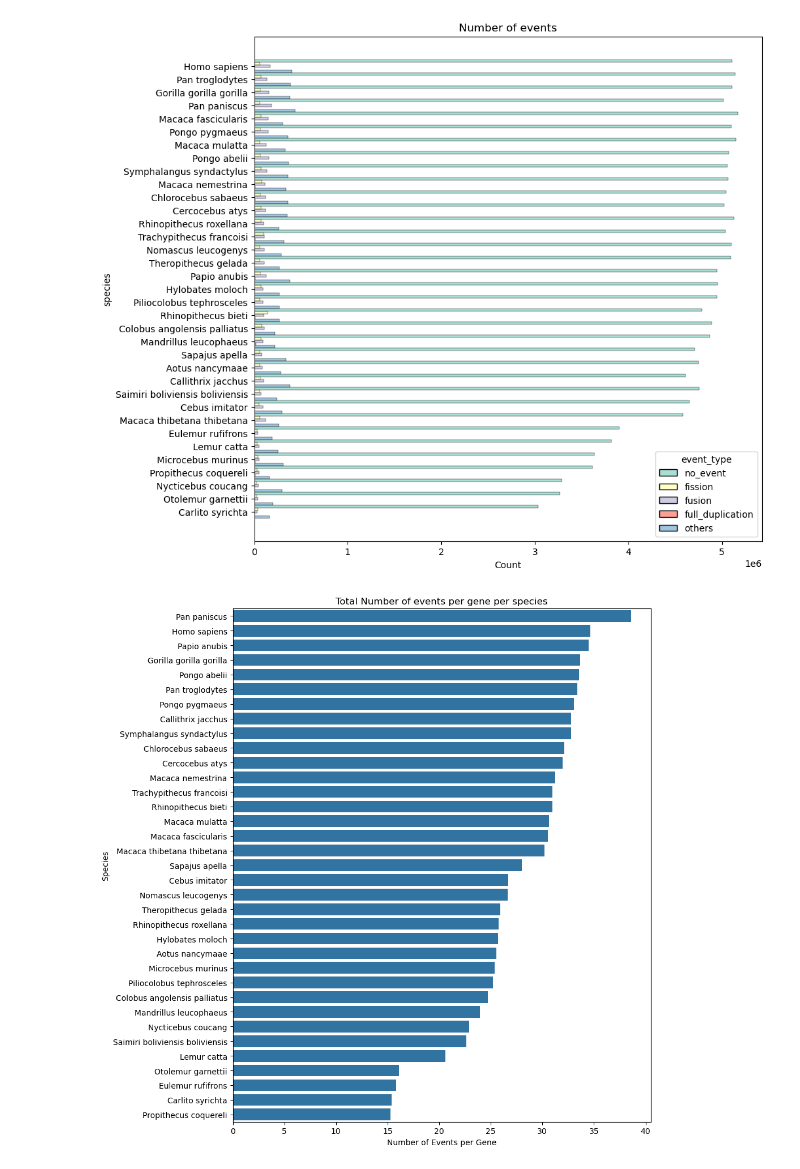
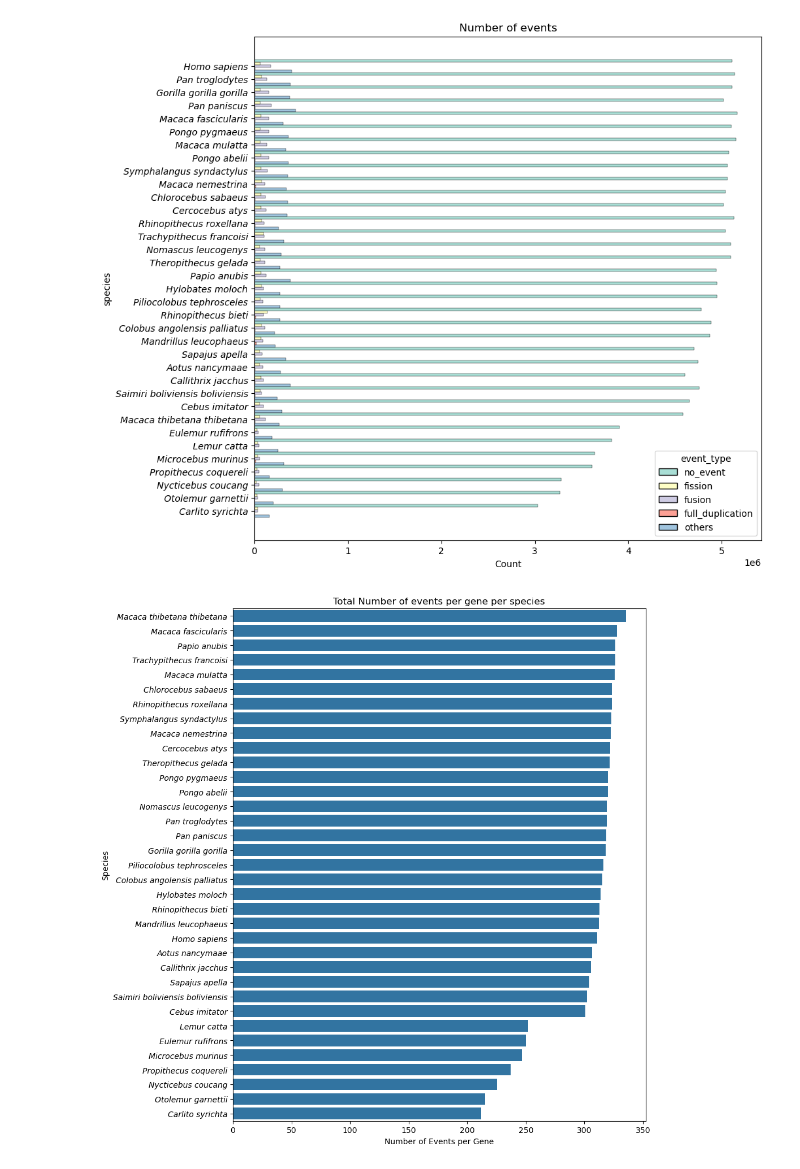
Before and after one commit to RoseCollot/Stage_CSTB_2025, a Jupyter notebook: code/orthologs/events_graphs.ipynb, the cells around one changed output. Saved outputs shown, nothing was run; the diff lists cells and outputs as text; code cells hidden in the pictures.

```diff
--- a/code/orthologs/events_graphs.ipynb
+++ b/code/orthologs/events_graphs.ipynb
@@ -29,6 +29,8 @@ df_long['species'] = pd.Categorical(df_long['species'], categories=species_order
 fig, ax = plt.subplots(figsize=(10, 10))
 sns.histplot(data=df_long, y="species", hue="event_type", weights="event_count", bins=35, multiple="stack", palette="Set3")
 plt.title('Number of events')
+for label in ax.get_yticklabels():
+    label.set_fontstyle('italic')
 plt.tight_layout
 plt.savefig('/home/collot/stage_git/figures/all_events.png', bbox_inches='tight')
 # %% [output]
@@ -81,36 +66,39 @@ df_long['species'] = pd.Categorical(df_long['species'], categories=species_order
 fig, ax = plt.subplots(figsize=(10, 10))
 sns.histplot(data=df_long, y="species", hue="event_type", weights="event_count", bins=35, multiple="dodge", palette="Set3")
 plt.title('Number of events')
+for label in ax.get_yticklabels():
+    label.set_fontstyle('italic')
 plt.tight_layout
 plt.savefig('/home/collot/stage_git/figures/all_events_no_event.png', bbox_inches='tight')
 # %% [output]
-[figure, old version]
+[figure, new version]
 # %%
 df_all = pd.read_csv('/home/collot/stage/collot/collot/out_ortho/all_species_df.tsv', sep='\t')
-
 #create a gene column
 df_all['gene']=df_all['gene'].apply(lambda x: x.split('_')[-2])
 total_genes_per_species = df_all.groupby('species')['gene'].nunique()
 df_all['total_number_genes']= df_all['species'].map(total_genes_per_species)
 df_all['total_events'] = df_all[event_columns].sum(axis=1)
 total_events_per_species = df_all.groupby('species')['total_events'].sum()
 
 # Calculate the ratio of total events to total genes
 df_all['species_name'] = df_all['species'].astype(str).map(genid_species)
 df_all = df_all.drop_duplicates(subset=['species'])
-df_all['events_per_gene'] = df_all['species'].map(total_events_per_species) / df_all['total_number_genes']
+df_all['events_per_gene'] = df_all['species'].map(total_events_per_species).div(df_all['total_number_genes'], axis=0)
 
 # Order species by the ratio
 df_all = df_all.sort_values(by='events_per_gene', ascending=False)
 
 # Plot the histogram
 fig, ax = plt.subplots(figsize=(10, 10))
 sns.barplot(data=df_all, y="species_name", x="events_per_gene")
 plt.title('Total Number of events per gene per species')
 plt.xlabel('Number of Events per Gene')
 plt.ylabel('Species')
+for label in ax.get_yticklabels():
+    label.set_fontstyle('italic')
 plt.tight_layout()
 plt.savefig('/home/collot/stage_git/figures/total_events_per_gene.png', bbox_inches='tight')
 plt.show()
 # %% [output]
-[figure, old version]
+[figure, new version]
```
Also changed, not shown: parts of 2 cells of this notebook, 19 other files.
